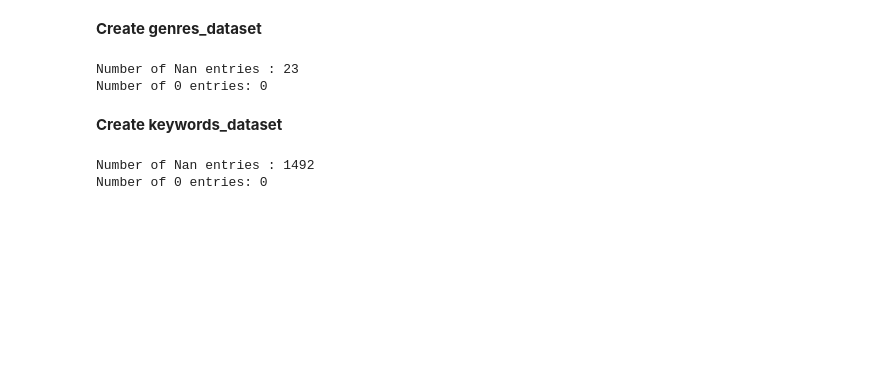
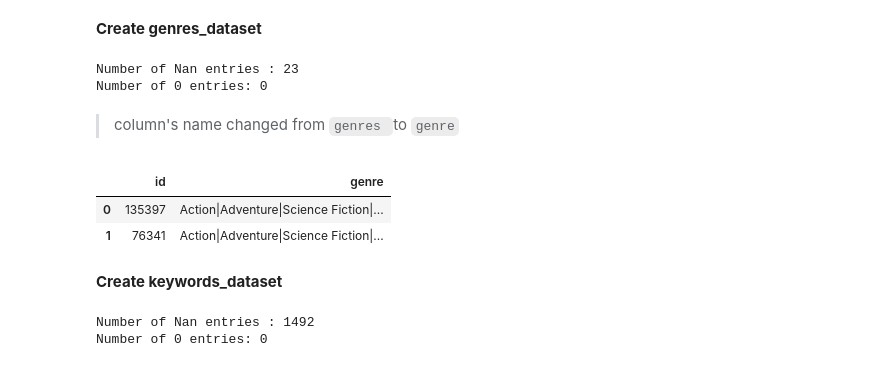
Before and after one commit to aZade-Dehghanpour/investigate_imdb_dataset, a Jupyter notebook: Codes/Notebook/Analysis of Imdb Movie Data.ipynb, the cells around one changed output. Saved outputs shown, nothing was run; the diff lists cells and outputs as text; code cells hidden in the pictures; blank space fills up the shorter version.

````diff
--- a/Codes/Notebook/Analysis of Imdb Movie Data.ipynb
+++ b/Codes/Notebook/Analysis of Imdb Movie Data.ipynb
@@ -262,6 +270,14 @@ Number of 0 entries: 0
 # %%
 df_genres.dropna(axis = 0, inplace = True)
 df_genres.to_csv('../../Datasets/genres_dataset.csv', index = False)
+# %% [markdown]
+>column's name changed from ```genres ```to ```genre```
+# %%
+df_genres.head(2)
+# %% [output]
+|  | id | genre |
+| 0 | 135397 | Action|Adventure|Science Fiction|... |
+| 1 | 76341 | Action|Adventure|Science Fiction|... |
 # %% [markdown]
 **Create keywords_dataset**
 # %%
````
Also changed, not shown: parts of 16 cells of this notebook, 4 other files.
